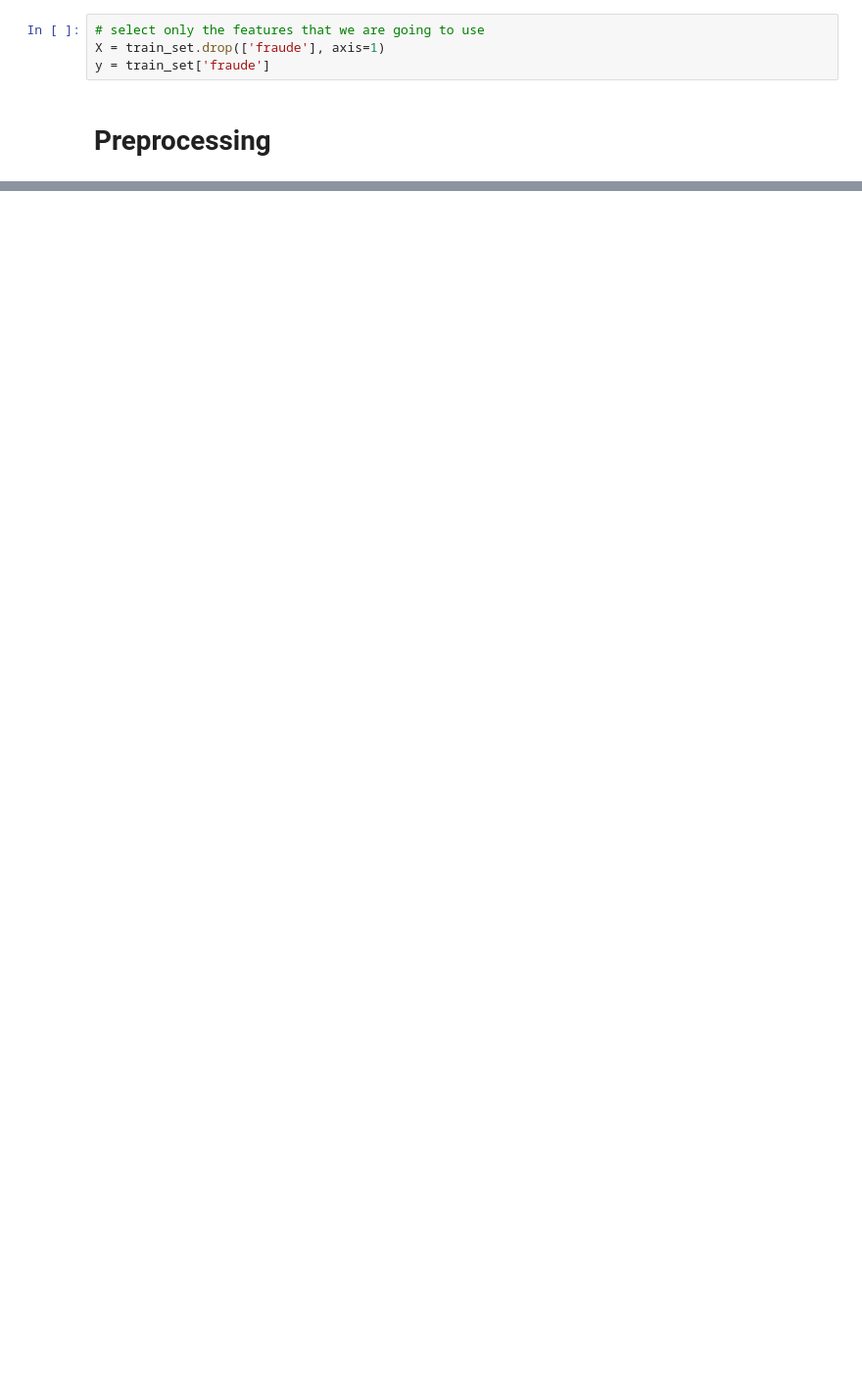
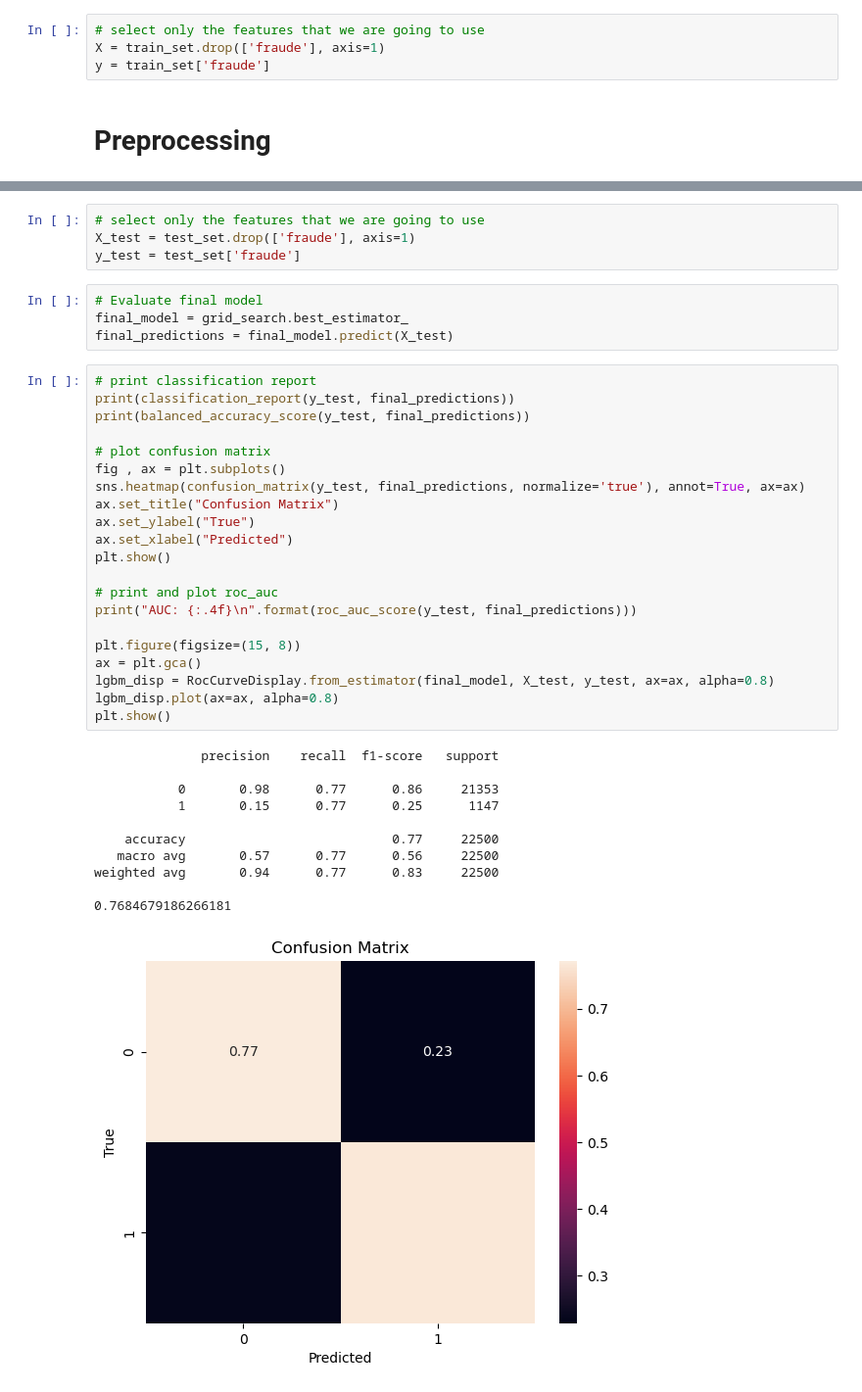
Before and after one commit to vitorbeltrao/fraud-detection, a Jupyter notebook: prototype_notebooks/ml_models.ipynb, the cells around one changed output, grey strips where cells are left out. Shown at 98% size. Cells and saved outputs as stored; diff of their text form; blank space fills up the shorter version.

```diff
--- a/prototype_notebooks/ml_models.ipynb
+++ b/prototype_notebooks/ml_models.ipynb
@@ -51,0 +394,41 @@ y = train_set['fraude']
+# %%
+# select only the features that we are going to use
+X_test = test_set.drop(['fraude'], axis=1)
+y_test = test_set['fraude']
+# %%
+# Evaluate final model
+final_model = grid_search.best_estimator_
+final_predictions = final_model.predict(X_test)
+# %%
+# print classification report
+print(classification_report(y_test, final_predictions))
+print(balanced_accuracy_score(y_test, final_predictions))
+
+# plot confusion matrix
+fig , ax = plt.subplots()
+sns.heatmap(confusion_matrix(y_test, final_predictions, normalize='true'), annot=True, ax=ax)
+ax.set_title("Confusion Matrix")
+ax.set_ylabel("True")
+ax.set_xlabel("Predicted")
+plt.show()
+
+# print and plot roc_auc
+print("AUC: {:.4f}\n".format(roc_auc_score(y_test, final_predictions)))
+
+plt.figure(figsize=(15, 8))
+ax = plt.gca()
+lgbm_disp = RocCurveDisplay.from_estimator(final_model, X_test, y_test, ax=ax, alpha=0.8)
+lgbm_disp.plot(ax=ax, alpha=0.8)
+plt.show()
+# %% [output]
+              precision    recall  f1-score   support
+
+           0       0.98      0.77      0.86     21353
+           1       0.15      0.77      0.25      1147
+
+    accuracy                           0.77     22500
+   macro avg       0.57      0.77      0.56     22500
+weighted avg       0.94      0.77      0.83     22500
+
+0.7684679186266181
+[figure, added]
```
Also changed, not shown: parts of 29 cells of this notebook, 2 other files.
